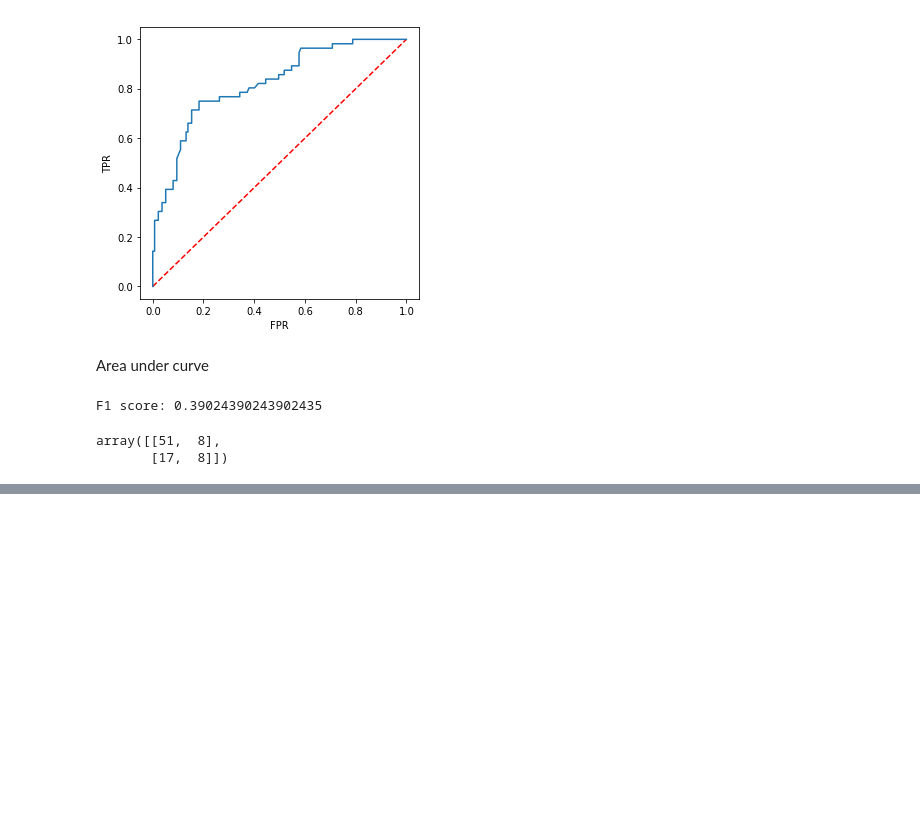
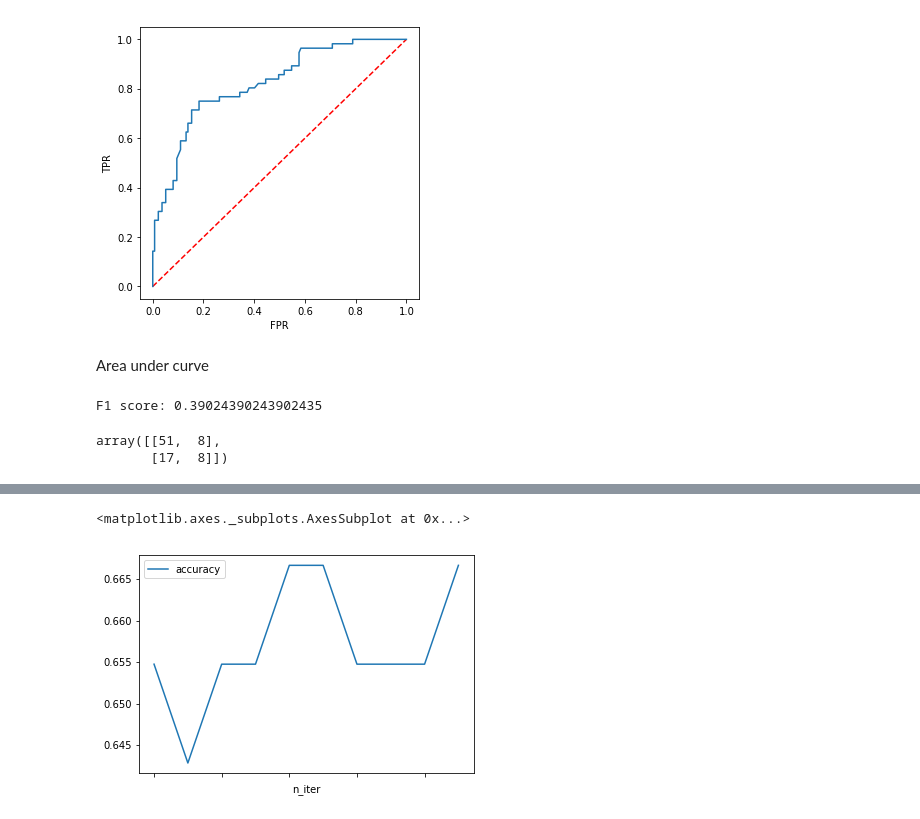
Before and after one commit to LRAbbade/trabalho_NN, a Jupyter notebook: tests.ipynb, the cells around one changed output, grey strips where cells are left out. Saved outputs shown, nothing was run; the diff lists cells and outputs as text; code cells hidden in the pictures; blank space fills up the shorter version.

Commit message:
finished voted perceptron part

```diff
--- a/tests.ipynb
+++ b/tests.ipynb
@@ -510,0 +621,10 @@ Apesar do accuracy estar em 70%, dá pra ver pela matriz de confusão que a regr
+# %%
+iters = [1, 2, 4, 8, 16, 32, 64, 128, 256, 512]
+# %%
+def get_pred(i):
+    print(f'Treinando i={i}')
+    v_perc = VotedPerceptron(n_iter=i)
+    v_perc.fit(X_train, y_train)
+    return v_perc.predict(X_test)
+# %%
+results = {str(i): get_metrics(y_test, get_pred(i)) for i in iters}
@@ -510,0 +642,12 @@ Apesar do accuracy estar em 70%, dá pra ver pela matriz de confusão que a regr
+# %%
+make_arr_of_pos = lambda pos: [i[pos] for i in results.values()]
+
+results_df = pd.DataFrame(data={
+    'n_iter': list(results.keys()),
+    'conf_mat': make_arr_of_pos(0),
+    'accuracy': make_arr_of_pos(1),
+    'precision': make_arr_of_pos(2),
+    'recall': make_arr_of_pos(3),
+    'f1': make_arr_of_pos(4)
+})
+results_df
@@ -510,0 +666,5 @@ Apesar do accuracy estar em 70%, dá pra ver pela matriz de confusão que a regr
+# %%
+results_df.plot(x='n_iter', y='accuracy')
+# %% [output]
+<matplotlib.axes._subplots.AxesSubplot at 0x...>
+[figure, added]
```
Also changed, not shown: parts of 24 cells of this notebook.
